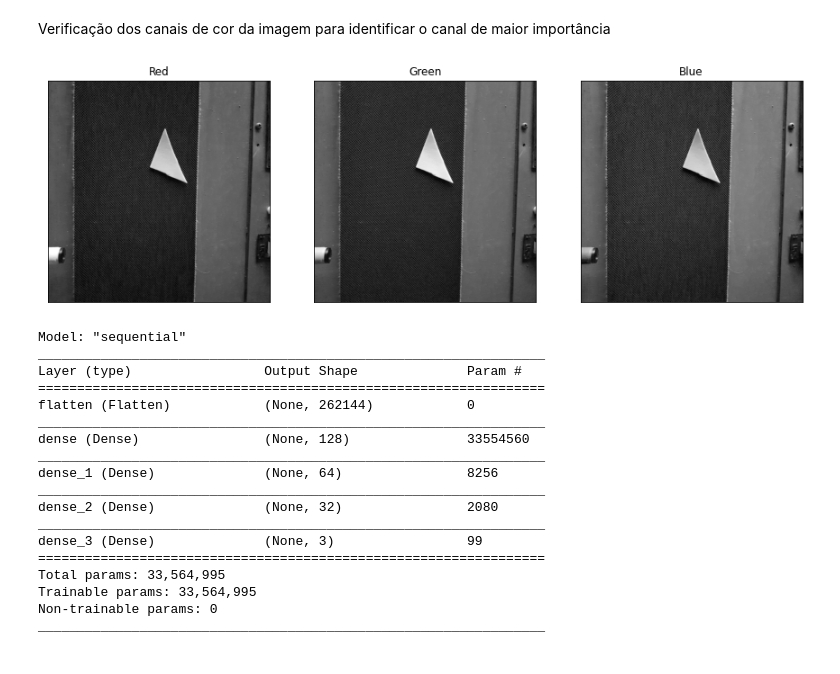
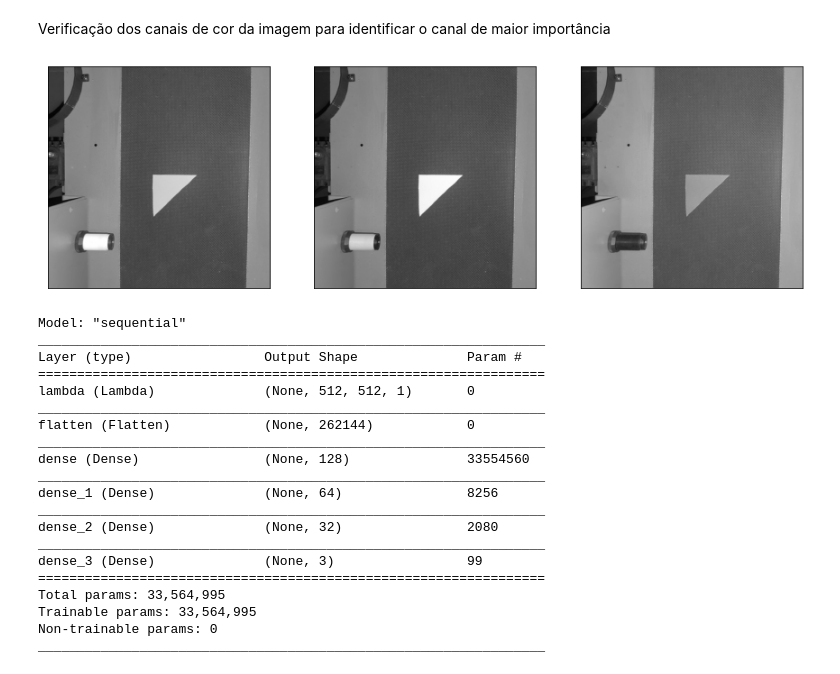
Before and after one commit to luanws/TCC, a Jupyter notebook: ai/jupyter_notebooks/geometric_figures/fit.ipynb, the cells around one changed output. Saved outputs shown, nothing was run; the diff lists cells and outputs as text; code cells hidden in the pictures.

```diff
--- a/ai/jupyter_notebooks/geometric_figures/fit.ipynb
+++ b/ai/jupyter_notebooks/geometric_figures/fit.ipynb
@@ -79,0 +18,3 @@ plt.show()
+# %%
+geometric_figures: List[GeometricFigure] = get_geometric_figures(f'data/{DATA_VERSION}', IMAGE_SIZE, memorize=True)
+print(f'Loaded {len(geometric_figures)} geometric figures')
@@ -82,40 +32,41 @@ Verificação dos canais de cor da imagem para identificar o canal de maior impo
 # %%
 def plot_separate_color_channels_image(image: np.ndarray) -> None:
     fig, axs = plt.subplots(1, 3, figsize=(15, 15))
-    axs[0].imshow(image[:, :, 0], cmap='gray')
-    axs[0].set_title('Red')
-    axs[0].set_xticks([])
-    axs[0].set_yticks([])
-    axs[1].imshow(image[:, :, 1], cmap='gray')
-    axs[1].set_title('Green')
-    axs[1].set_xticks([])
-    axs[1].set_yticks([])
-    axs[2].imshow(image[:, :, 2], cmap='gray')
-    axs[2].set_title('Blue')
-    axs[2].set_xticks([])
-    axs[2].set_yticks([])
+    for i in range(3):
+        axs[i].imshow(image[:, :, i], cmap='gray')
+        axs[i].set_xticks([])
+        axs[i].set_yticks([])
     fig.patch.set_facecolor('white')
 
 image = geometric_figures[np.random.randint(0, len(geometric_figures))]['image']
 plot_separate_color_channels_image(image)
 plt.show()
 # %% [output]
-[figure, old version]
+[figure, new version]
 # %%
 model = keras.Sequential([
-    keras.layers.Flatten(input_shape=IMAGE_SIZE),
+    keras.layers.InputLayer(input_shape=(IMAGE_SIZE[0], IMAGE_SIZE[1], 3)),
+    keras.layers.Lambda(lambda x: x[..., 1:2]),
+    keras.layers.Flatten(),
     keras.layers.Dense(128, activation='relu'),
     keras.layers.Dense(64, activation='relu'),
     keras.layers.Dense(32, activation='relu'),
     keras.layers.Dense(3, activation='softmax')
 ])
-model.compile(optimizer='adam', loss='sparse_categorical_crossentropy', metrics=['accuracy'])
+model.compile(
+    optimizer='adam',
+    loss='sparse_categorical_crossentropy',
+    metrics=['accuracy']
+)
+
 model.summary()
 # %% [output]
 Model: "sequential"
 _________________________________________________________________
 Layer (type)                 Output Shape              Param #
 =================================================================
+lambda (Lambda)              (None, 512, 512, 1)       0
+_________________________________________________________________
 flatten (Flatten)            (None, 262144)            0
 _________________________________________________________________
 dense (Dense)                (None, 128)               33554560
```
Also changed, not shown: parts of 12 cells of this notebook, 4 other files.
